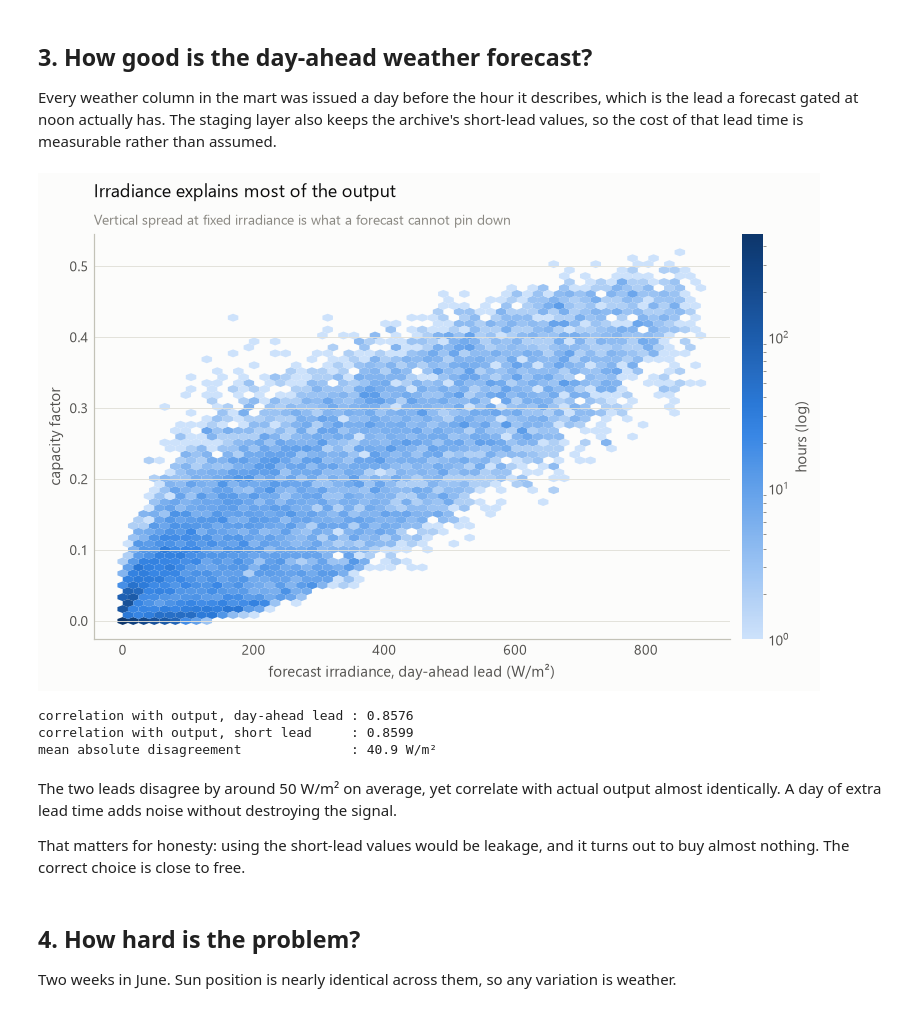
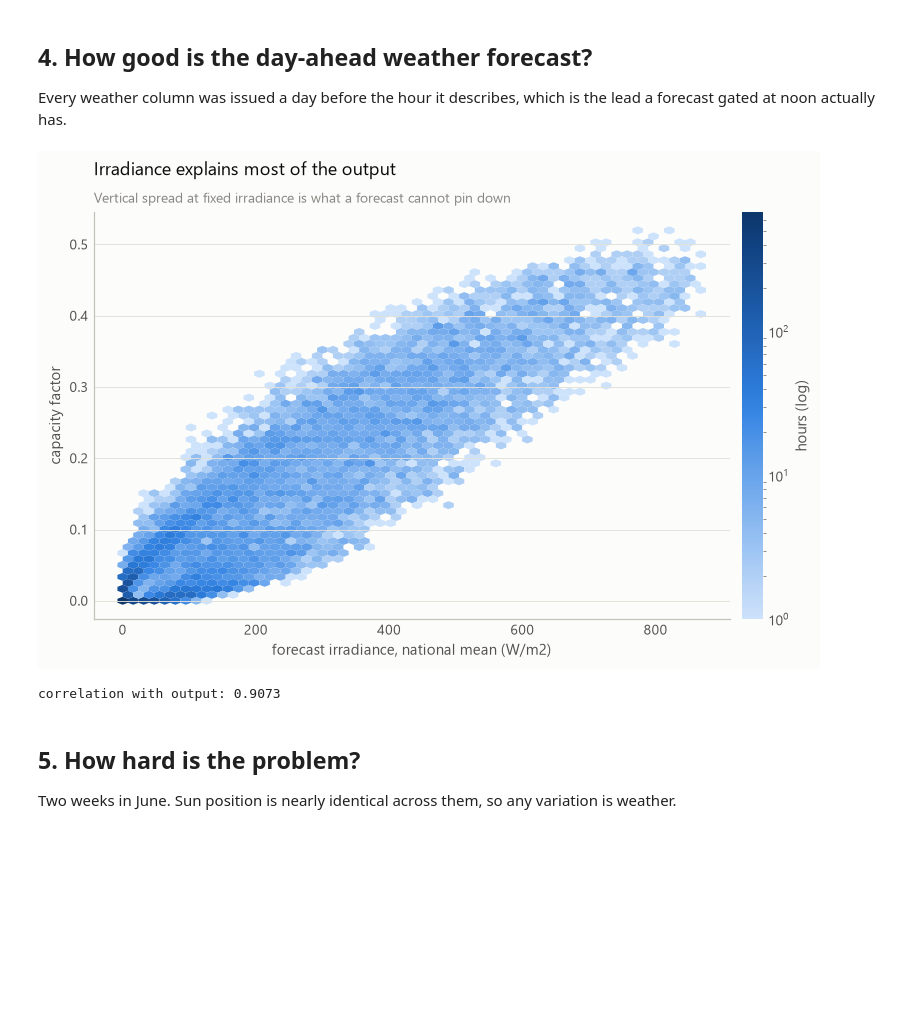
Before and after one commit to mishankjain5/SmartGrid-AI, a Jupyter notebook: notebooks/01_exploratory_analysis.ipynb, the cells around one changed output. Drawn from its saved outputs; the diff is of its cells as text; code cells hidden in the pictures; blank space fills up the shorter version.

Commit message:
Rebuild the EDA notebook and add CI
The notebook queried five columns removed by the multi-point weather change.

```diff
--- a/notebooks/01_exploratory_analysis.ipynb
+++ b/notebooks/01_exploratory_analysis.ipynb
@@ -120,0 +128,19 @@ capacity factor range 1.30x
+# %%
+aggregates = {"ghi_mean", "ghi_min", "ghi_max", "ghi_stddev", "ghi_spread"}
+locations = [c for c in mart.columns
+             if c.startswith("ghi_") and c not in aggregates]
+
+daylight = mart[mart["ghi_max"] > 0]
+print(f"{len(locations)} sampled locations: {', '.join(sorted(locations))}")
+print()
+print(f"mean spread, brightest to darkest: {daylight['ghi_spread'].mean():.0f} W/m2")
+print(f"largest spread observed         : {daylight['ghi_spread'].max():.0f} W/m2")
+
+fig, ax = plt.subplots(figsize=(9, 3.8))
+ax.hist(daylight["ghi_spread"], bins=80, color=style.BLUE)
+ax.set_xlabel("difference between brightest and darkest location (W/m2)")
+ax.set_ylabel("hours")
+style.titled(ax, "The country is rarely uniform",
+             "Daylight hours; a single weather point sees none of this")
+style.save(fig, "regional_irradiance_spread")
+plt.show()
@@ -121,57 +153,33 @@ capacity factor range 1.30x
 # %% [markdown]
-## 3. How good is the day-ahead weather forecast?
+## 4. How good is the day-ahead weather forecast?
 
-Every weather column in the mart was issued a day before the hour it describes,
-which is the lead a forecast gated at noon actually has. The staging layer also
-keeps the archive's short-lead values, so the cost of that lead time is measurable
-rather than assumed.
+Every weather column was issued a day before the hour it describes, which is the
+lead a forecast gated at noon actually has.
 # %%
-leads = query(f'''
-    SELECT m.utc_timestamp, m.solar_capacity_factor,
-           m.ghi_wm2_day_ahead, w.ghi_wm2 AS ghi_short_lead
-    FROM `{PROJECT}.marts.mart_solar_features` AS m
-    JOIN `{PROJECT}.staging.stg_weather` AS w USING (utc_timestamp)
-    WHERE w.ghi_wm2 > 0
-''')
-
 fig, ax = plt.subplots(figsize=(7, 4.6))
-hexes = ax.hexbin(leads["ghi_wm2_day_ahead"], leads["solar_capacity_factor"],
+hexes = ax.hexbin(daylight["ghi_mean"], daylight["solar_capacity_factor"],
                   gridsize=55, bins="log", cmap=style.sequential_cmap(),
                   mincnt=1, linewidths=0)
-ax.set_xlabel("forecast irradiance, day-ahead lead (W/m²)")
+ax.set_xlabel("forecast irradiance, national mean (W/m2)")
 ax.set_ylabel("capacity factor")
 style.titled(ax, "Irradiance explains most of the output",
              "Vertical spread at fixed irradiance is what a forecast cannot pin down")
 bar = fig.colorbar(hexes, ax=ax, pad=0.02, label="hours (log)")
 bar.outline.set_visible(False)
 bar.ax.tick_params(length=0, labelsize=9)
 style.save(fig, "irradiance_vs_output")
 plt.show()
 
-day_ahead_corr = leads["ghi_wm2_day_ahead"].corr(leads["solar_capacity_factor"])
-short_corr = leads["ghi_short_lead"].corr(leads["solar_capacity_factor"])
-gap = (leads["ghi_wm2_day_ahead"] - leads["ghi_short_lead"]).abs().mean()
-
-print(f"correlation with output, day-ahead lead : {day_ahead_corr:.4f}")
-print(f"correlation with output, short lead     : {short_corr:.4f}")
-print(f"mean absolute disagreement              : {gap:.1f} W/m²")
+correlation = daylight["ghi_mean"].corr(daylight["solar_capacity_factor"])
+print(f"correlation with output: {correlation:.4f}")
 # %% [output]
-[figure, old version]
+[figure, new version]
-correlation with output, day-ahead lead : 0.8576
-correlation with output, short lead     : 0.8599
-mean absolute disagreement              : 40.9 W/m²
+correlation with output: 0.9073
-# %% [markdown]
-The two leads disagree by around 50 W/m² on average, yet correlate with actual
-output almost identically. A day of extra lead time adds noise without destroying
-the signal.
-
-That matters for honesty: using the short-lead values would be leakage, and it
-turns out to buy almost nothing. The correct choice is close to free.
 # %% [markdown]
-## 4. How hard is the problem?
+## 5. How hard is the problem?
 
-Two weeks in June. Sun position is nearly identical across them, so any variation
-is weather.
+Two weeks in June. Sun position is nearly identical across them, so any
+variation is weather.
 # %%
 june = mart[(mart["local_datetime"] >= "2025-06-01")
             & (mart["local_datetime"] < "2025-06-15")]
```
Also changed, not shown: parts of 17 cells of this notebook, 7 other files.
